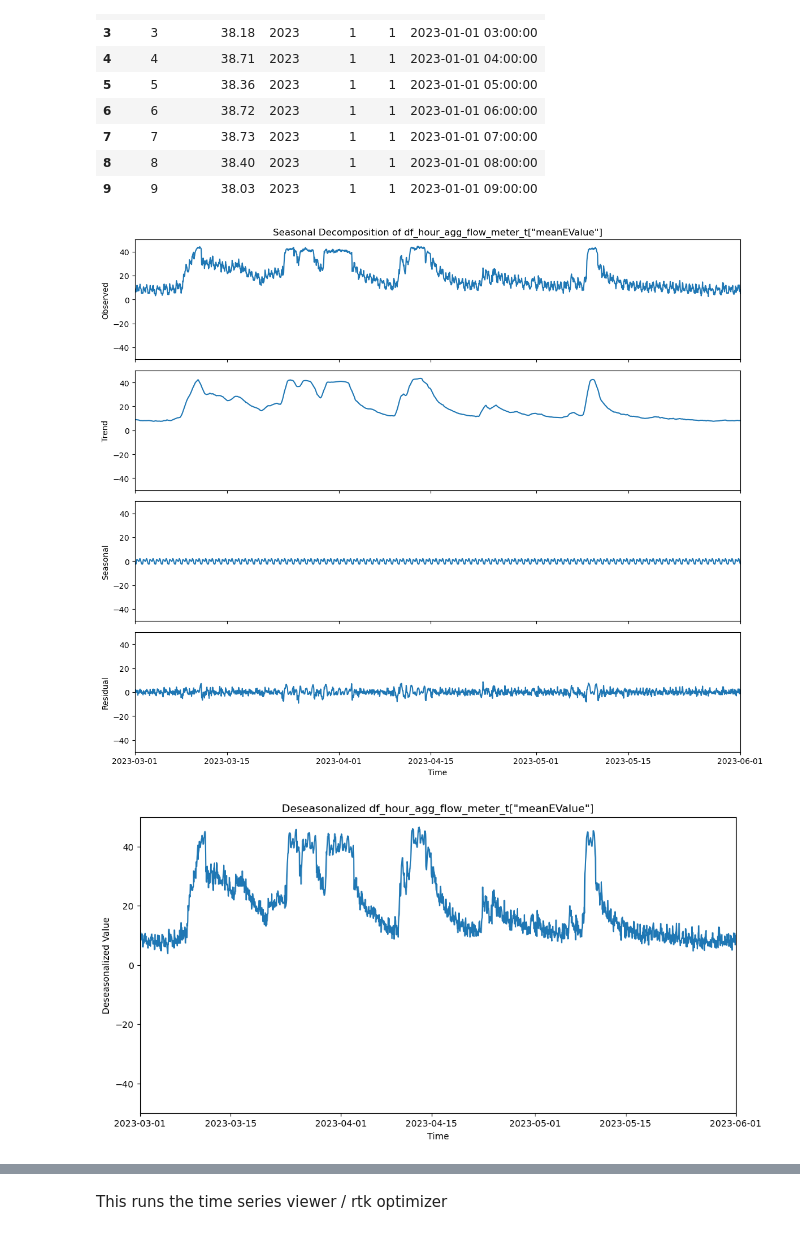
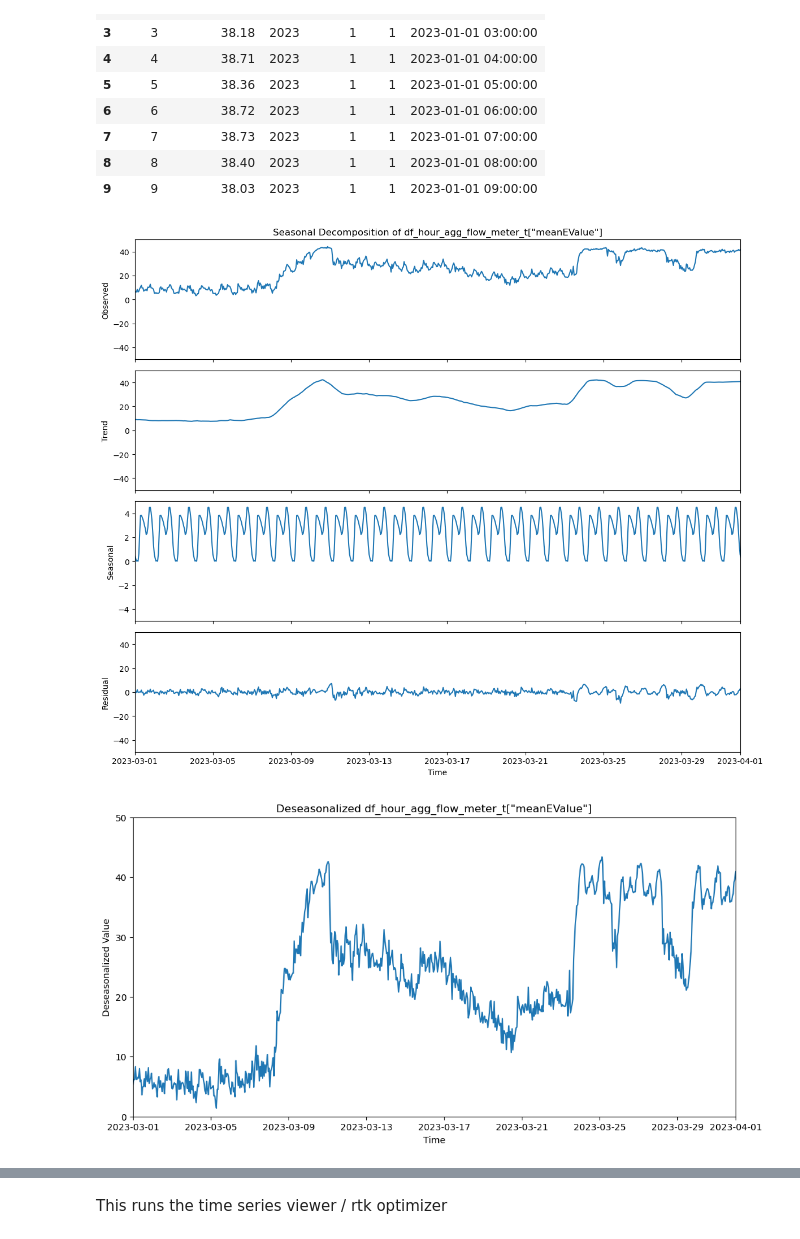
Before and after one commit to McGinty666/WWDS-project, a Jupyter notebook: scripts/main_demo_v2.ipynb, the cells around one changed output, grey strips where cells are left out. Cells and saved outputs as stored; diff of their text form; code cells hidden in the pictures.

```diff
--- a/scripts/main_demo_v2.ipynb
+++ b/scripts/main_demo_v2.ipynb
@@ -164,7 +164,9 @@ else:
     # Assuming 'data' is your time series
 
 # Remove the seasonal component
-    deseasonalized = df_hour_agg_flow_meter_t['meanEValue'] - result.seasonal
+    min_value_result_seasonal = np.min(result.seasonal)
+    adjusted_result_seasonal = result.seasonal - min_value_result_seasonal
+    deseasonalized = df_hour_agg_flow_meter_t['meanEValue'] - adjusted_result_seasonal
     # Extract the trend component
     #df_trend = result.trend.dropna()
 
@@ -176,7 +178,7 @@ import pandas as pd
 
 # Define your axis limits as datetime objects
 x_min = pd.to_datetime('2023-03-01')
-x_max = pd.to_datetime('2023-06-01')
+x_max = pd.to_datetime('2023-04-01')
 y_min, y_max = -50, 50  # Example value range for y-axis
 
 # Assuming the previous code has been executed and we have the 'result' and 'deseasonalized' variables
@@ -193,38 +195,41 @@ ax1.set_ylim([y_min, y_max])
 
 # Trend
 ax2.plot(result.trend)
 ax2.set_ylabel('Trend')
 ax2.set_xlim([x_min, x_max])
 ax2.set_ylim([y_min, y_max])
 
+min_value_result_seasonal = np.min(result.seasonal)
+
+adjusted_result_seasonal = result.seasonal - min_value_result_seasonal
 # Seasonal
-ax3.plot(result.seasonal)
+ax3.plot((adjusted_result_seasonal))
 ax3.set_ylabel('Seasonal')
 ax3.set_xlim([x_min, x_max])
-ax3.set_ylim([y_min, y_max])
+ax3.set_ylim([-5, 5])
 
 # Residual
 ax4.plot(result.resid)
 ax4.set_ylabel('Residual')
 ax4.set_xlabel('Time')
 ax4.set_xlim([x_min, x_max])
 ax4.set_ylim([y_min, y_max])
 
 plt.tight_layout()
 plt.show()
 
 # Plot the deseasonalized data
 plt.figure(figsize=(12, 6))
 plt.plot(deseasonalized)
 plt.title('Deseasonalized df_hour_agg_flow_meter_t["meanEValue"]')
 plt.xlabel('Time')
 plt.ylabel('Deseasonalized Value')
 plt.xlim([x_min, x_max])
-plt.ylim([y_min, y_max])
+plt.ylim([0, y_max])
 plt.show()
 # %% [output]
-[figure, old version]
+[figure, new version]
-[figure, old version]
+[figure, new version]
 # %%
 # Make a copy of the DataFrame
 df_hour_agg_flow_meter_t = df_hour_agg_flow_meter.copy()
```
Also changed, not shown: parts of 3 cells of this notebook, 1 other file.
